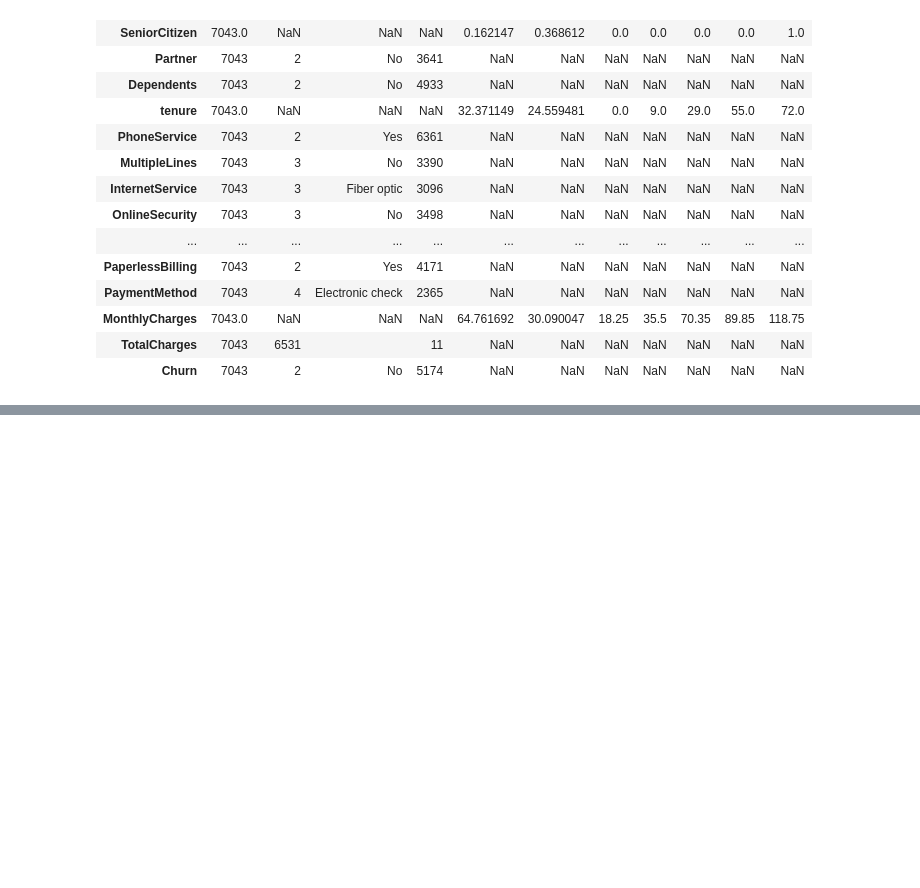
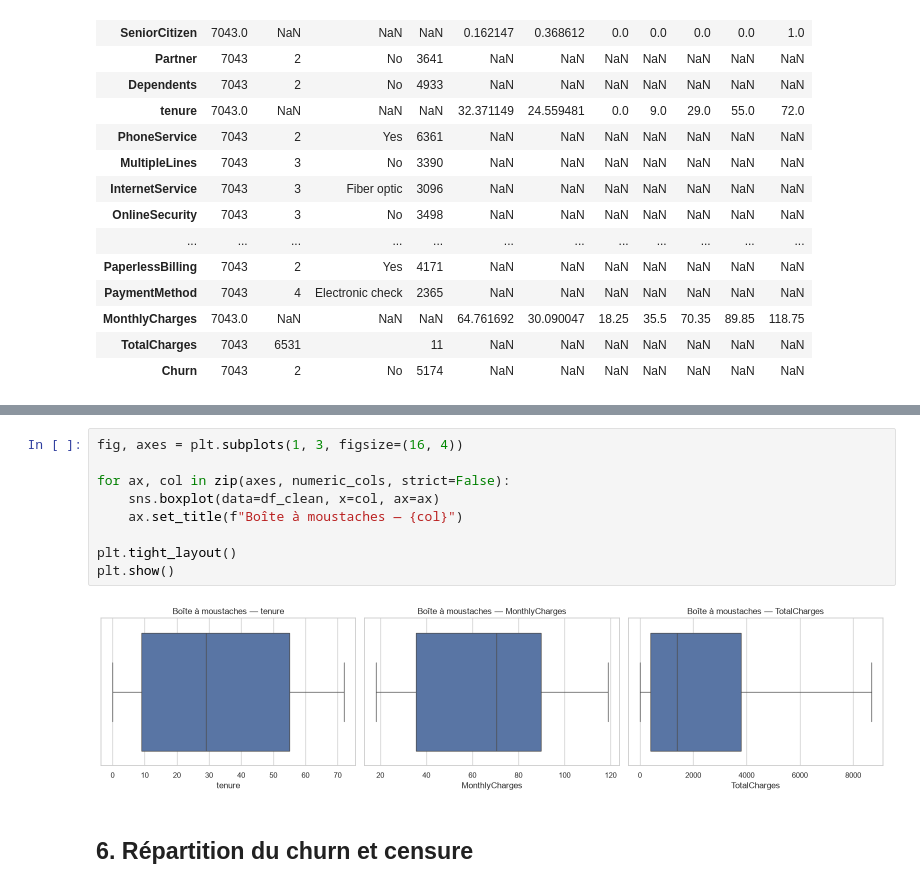
Before and after one commit to DL-CL/survival-churn-deeplearning, a Jupyter notebook: notebooks/01_eda_telco.ipynb, the cells around one changed output, grey strips where cells are left out. Saved outputs shown, nothing was run; the diff lists cells and outputs as text; blank space fills up the shorter version.

```diff
--- a/notebooks/01_eda_telco.ipynb
+++ b/notebooks/01_eda_telco.ipynb
@@ -638,0 +246,13 @@ L'analyse bivariée a mis en évidence plusieurs associations :
+# %%
+fig, axes = plt.subplots(1, 3, figsize=(16, 4))
+
+for ax, col in zip(axes, numeric_cols, strict=False):
+    sns.boxplot(data=df_clean, x=col, ax=ax)
+    ax.set_title(f"Boîte à moustaches — {col}")
+
+plt.tight_layout()
+plt.show()
+# %% [output]
+[figure, added]
+# %% [markdown]
+## 6. Répartition du churn et censure
```
Also changed, not shown: parts of 66 cells of this notebook.
